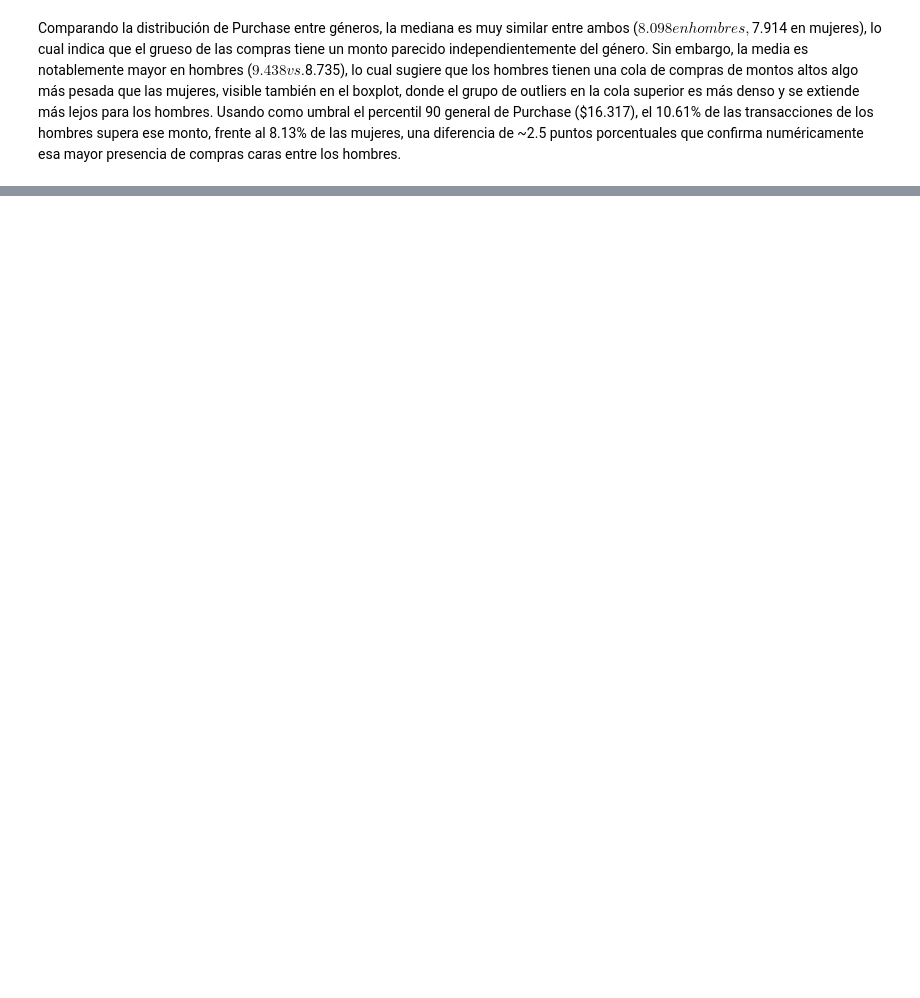
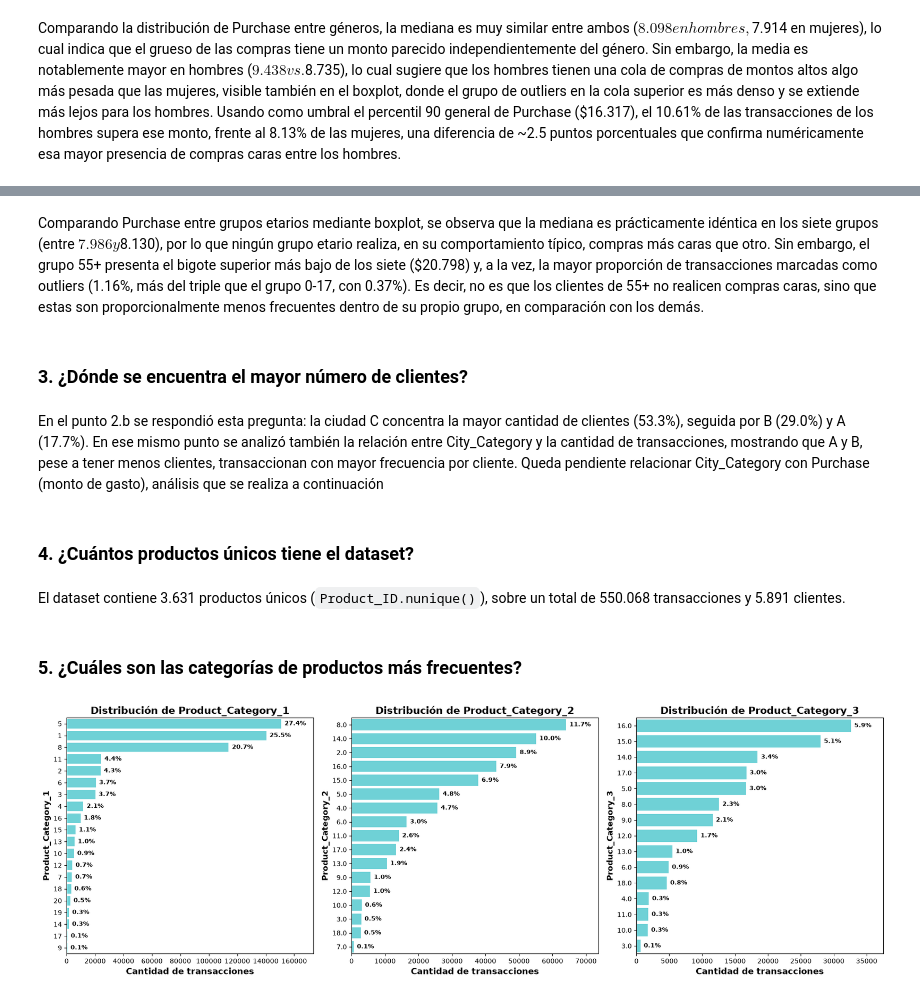
Before and after one commit to RafaelPigata/RP_blackfriday_sales_prediction, a Jupyter notebook: TP1.ipynb, the cells around one changed output, grey strips where cells are left out. Saved outputs shown, nothing was run; the diff lists cells and outputs as text; code cells hidden in the pictures; blank space fills up the shorter version.

Commit message:
Casi completo el 2, aunque el 1 falta ordenar cosas. Me falta el 2e, 2f y 2g

```diff
--- a/TP1.ipynb
+++ b/TP1.ipynb
@@ -1010,0 +873,43 @@ plt.show()
+# %% [markdown]
+Comparando Purchase entre grupos etarios mediante boxplot, se observa que la mediana es prácticamente idéntica en los siete grupos (entre $7.986 y $8.130), por lo que ningún grupo etario realiza, en su comportamiento típico, compras más caras que otro. Sin embargo, el grupo 55+ presenta el bigote superior más bajo de los siete ($20.798) y, a la vez, la mayor proporción de transacciones marcadas como outliers (1.16%, más del triple que el grupo 0-17, con 0.37%). Es decir, no es que los clientes de 55+ no realicen compras caras, sino que estas son proporcionalmente menos frecuentes dentro de su propio grupo, en comparación con los demás.
+# %% [markdown]
+### 3. ¿Dónde se encuentra el mayor número de clientes?
+# %% [markdown]
+En el punto 2.b se respondió esta pregunta: la ciudad C concentra la mayor cantidad de clientes (53.3%), seguida por B (29.0%) y A (17.7%). En ese mismo punto se analizó también la relación entre City_Category y la cantidad de transacciones, mostrando que A y B, pese a tener menos clientes, transaccionan con mayor frecuencia por cliente. Queda pendiente relacionar City_Category con Purchase (monto de gasto), análisis que se realiza a continuación
+# %% [markdown]
+### 4. ¿Cuántos productos únicos tiene el dataset?
+# %% [markdown]
+El dataset contiene 3.631 productos únicos (`Product_ID.nunique()`), sobre un total de 550.068 transacciones y 5.891 clientes.
+# %% [markdown]
+### 5. ¿Cuáles son las categorías de productos más frecuentes?
+# %%
+fig, axes = plt.subplots(1, 3, figsize=(18, 6))
+
+total_transacciones = len(data)  # denominador único, igual para las 3 -> visibiliza los nulos
+
+for i, col in enumerate(['Product_Category_1', 'Product_Category_2', 'Product_Category_3']):
+    codigos = sorted(data[col].dropna().unique())
+    palette_col = {codigo: '#5ee0e7' for codigo in codigos}  # color plano, sin orden real
+
+    sns.countplot(y=col, data=data,
+                  order=data[col].value_counts().index,
+                  ax=axes[i], hue=col, palette=palette_col, legend=False)
+    axes[i].set_title(f'Distribución de {col}', fontsize=15, fontweight='bold')
+    axes[i].set_ylabel(col, fontsize=12, fontweight='bold')
+    axes[i].set_xlabel('Cantidad de transacciones', fontsize=13, fontweight='bold')
+    axes[i].tick_params(axis='both', labelsize=10)
+
+    for p in axes[i].patches:
+        ancho = p.get_width()
+        porcentaje = f'{(ancho / total_transacciones) * 100:.1f}%'
+        axes[i].annotate(
+            porcentaje, (ancho, p.get_y() + p.get_height() / 2.0),
+            ha='left', va='center', xytext=(5, 0), textcoords='offset points',
+            fontsize=9, fontweight='bold',
+        )
+    axes[i].set_xlim(0, data[col].value_counts().max() * 1.15)
+
+plt.tight_layout()
+plt.show()
+# %% [output]
+[figure, added]
```
Also changed, not shown: parts of 48 cells of this notebook.
